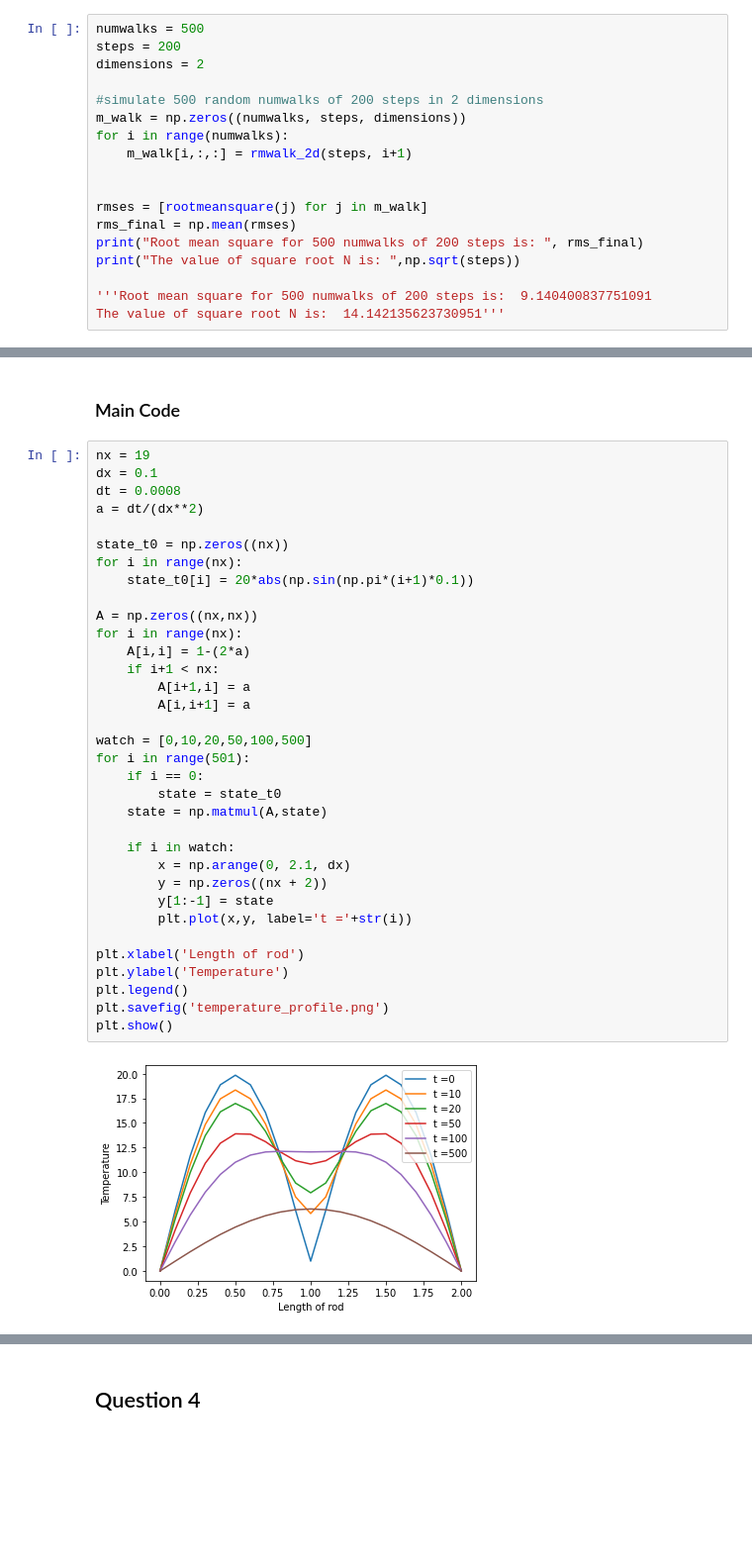
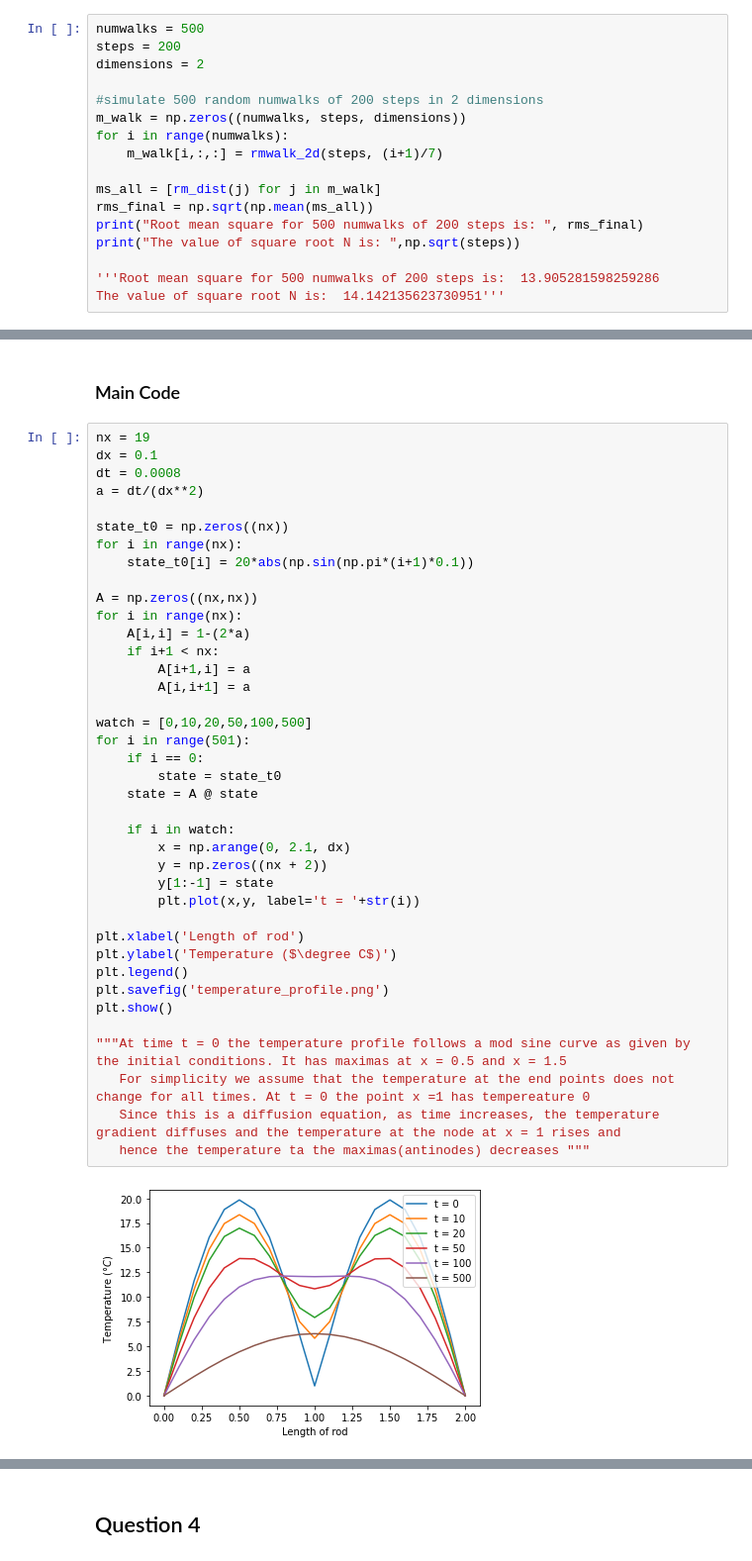
Before and after one commit to Rnazx/Codes_for_endsem, a Jupyter notebook: final_exam.ipynb, the cells around one changed output, grey strips where cells are left out. Shown: that part at 99% size. Drawn from its saved outputs; the diff is of its cells as text; blank space fills up the shorter version.

```diff
--- a/final_exam.ipynb
+++ b/final_exam.ipynb
@@ -44,14 +44,13 @@ dimensions = 2
 #simulate 500 random numwalks of 200 steps in 2 dimensions
 m_walk = np.zeros((numwalks, steps, dimensions))
 for i in range(numwalks):
-    m_walk[i,:,:] = rmwalk_2d(steps, i+1)
+    m_walk[i,:,:] = rmwalk_2d(steps, (i+1)/7)
 
-
-rmses = [rootmeansquare(j) for j in m_walk]
-rms_final = np.mean(rmses)
+ms_all = [rm_dist(j) for j in m_walk]
+rms_final = np.sqrt(np.mean(ms_all))
 print("Root mean square for 500 numwalks of 200 steps is: ", rms_final)
 print("The value of square root N is: ",np.sqrt(steps))
 
-'''Root mean square for 500 numwalks of 200 steps is:  9.140400837751091
+'''Root mean square for 500 numwalks of 200 steps is:  13.905281598259286
 The value of square root N is:  14.142135623730951'''
 # %% [output]
@@ -144,34 +145,39 @@ nx = 19
 dx = 0.1
 dt = 0.0008
 a = dt/(dx**2)
 
 state_t0 = np.zeros((nx))
 for i in range(nx):
     state_t0[i] = 20*abs(np.sin(np.pi*(i+1)*0.1))
 
 A = np.zeros((nx,nx))
 for i in range(nx):
     A[i,i] = 1-(2*a)
     if i+1 < nx:
         A[i+1,i] = a
         A[i,i+1] = a
 
 watch = [0,10,20,50,100,500]
 for i in range(501):
     if i == 0:
         state = state_t0
-    state = np.matmul(A,state)
+    state = A @ state
 
     if i in watch:
         x = np.arange(0, 2.1, dx)
         y = np.zeros((nx + 2))
         y[1:-1] = state
-        plt.plot(x,y, label='t ='+str(i))
+        plt.plot(x,y, label='t = '+str(i))
 
 plt.xlabel('Length of rod')
-plt.ylabel('Temperature')
+plt.ylabel('Temperature ($\degree C$)')
 plt.legend()
 plt.savefig('temperature_profile.png')
 plt.show()
+
+"""At time t = 0 the temperature profile follows a mod sine curve as given by the initial conditions. It has maximas at x = 0.5 and x = 1.5
+   For simplicity we assume that the temperature at the end points does not change for all times. At t = 0 the point x =1 has tempereature 0
+   Since this is a diffusion equation, as time increases, the temperature gradient diffuses and the temperature at the node at x = 1 rises and
+   hence the temperature ta the maximas(antinodes) decreases """
 # %% [output]
-[figure, old version]
+[figure, new version]
```
Also changed, not shown: parts of 8 cells of this notebook, 2 other files.
